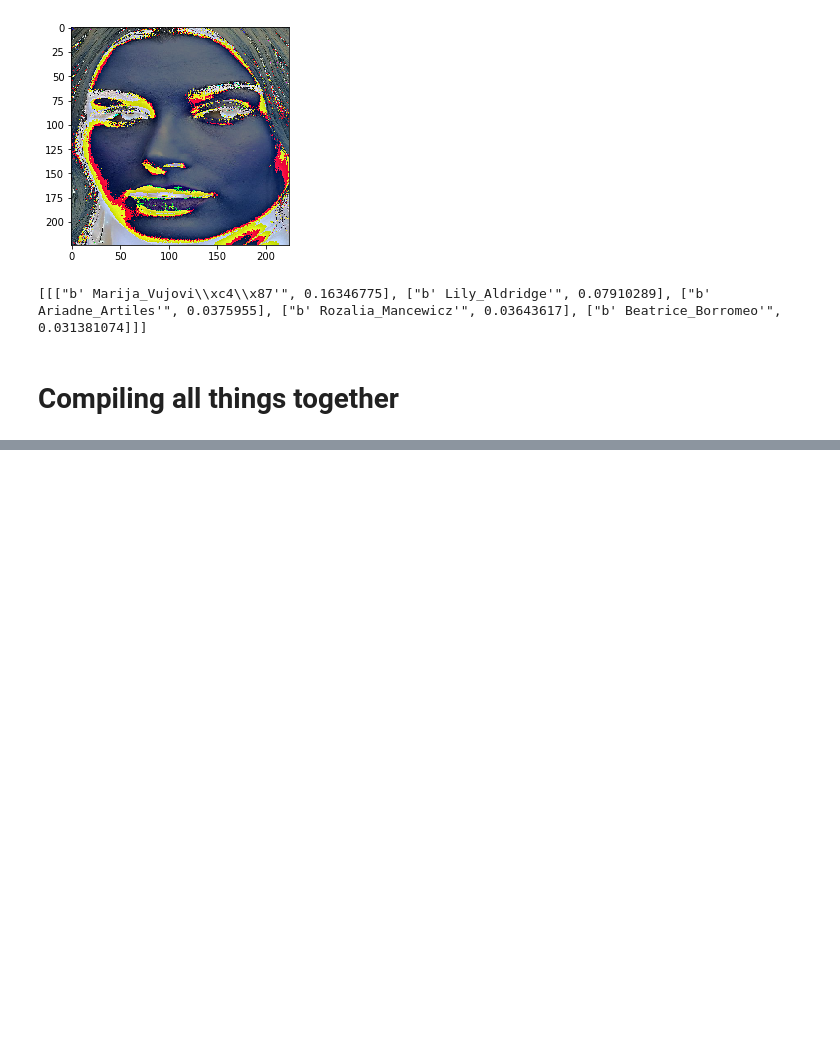
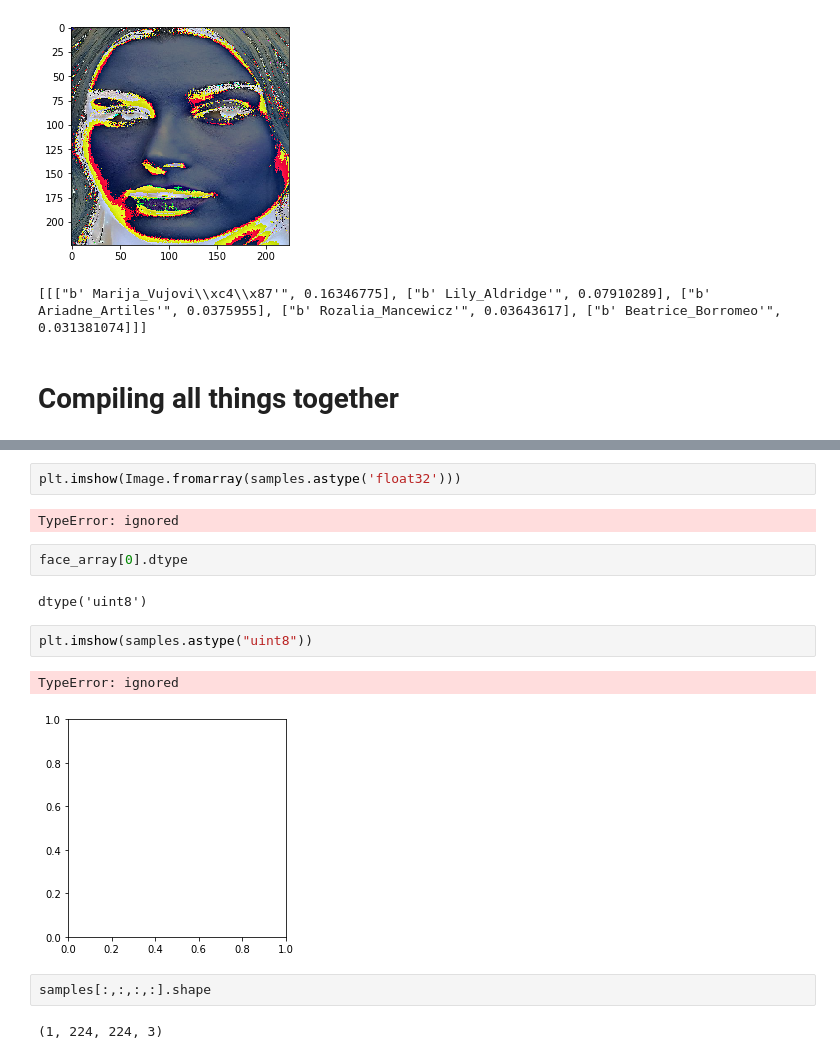
Before and after one commit to shivam-kotwalia/data-science-project, a Jupyter notebook: Face_Verification_Keras.ipynb, the cells around one changed output, grey strips where cells are left out. Cells and saved outputs as stored; diff of their text form; blank space fills up the shorter version.

```diff
--- a/Face_Verification_Keras.ipynb
+++ b/Face_Verification_Keras.ipynb
@@ -267,0 +271,17 @@ b' Deeksha_Seth': 3.975%
+# %%
+plt.imshow(Image.fromarray(samples.astype('float32')))
+# %% [output]
+TypeError: ignored
+# %%
+face_array[0].dtype
+# %% [output]
+dtype('uint8')
+# %%
+plt.imshow(samples.astype("uint8"))
+# %% [output]
+TypeError: ignored
+[figure, added]
+# %%
+samples[:,:,:,:].shape
+# %% [output]
+(1, 224, 224, 3)
```
Also changed, not shown: parts of 1 cell of this notebook.
